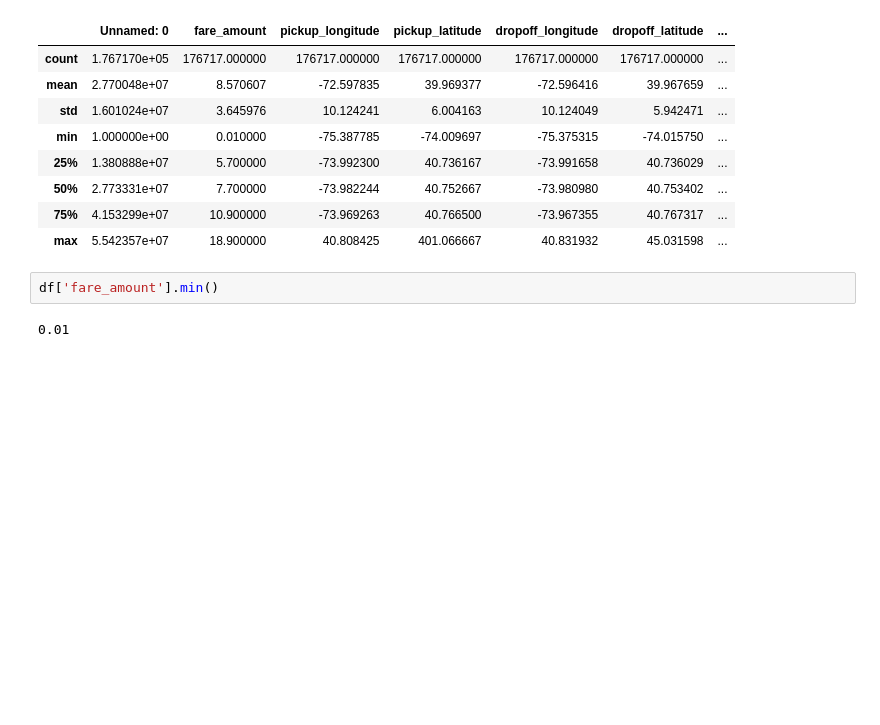
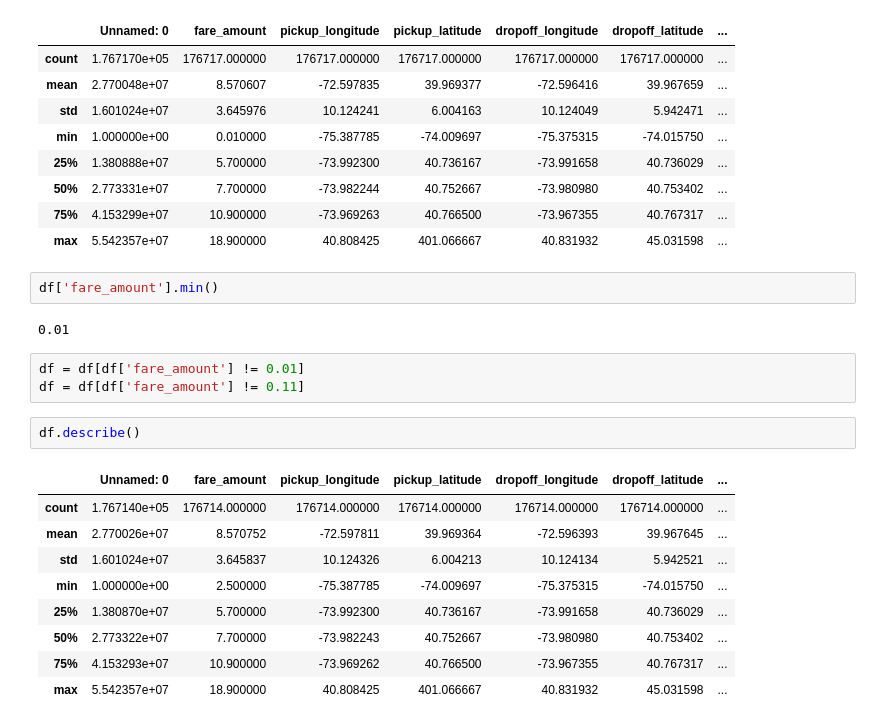
Before and after one commit to JoaoCardoso027/Df-Uber, a Jupyter notebook: Projeto1.ipynb, the cells around one changed output. Drawn from its saved outputs; the diff is of its cells as text; blank space fills up the shorter version.

```diff
--- a/Projeto1.ipynb
+++ b/Projeto1.ipynb
@@ -193,3 +191,18 @@ df.describe()
 df['fare_amount'].min()
 # %% [output]
 0.01
+# %%
+df = df[df['fare_amount'] != 0.01]
+df = df[df['fare_amount'] != 0.11]
+# %%
+df.describe()
+# %% [output]
+|  | Unnamed: 0 | fare_amount | pickup_longitude | pickup_latitude | dropoff_longitude | dropoff_latitude | ... |
+| count | 1.767140e+05 | 176714.000000 | 176714.000000 | 176714.000000 | 176714.000000 | 176714.000000 | ... |
+| mean | 2.770026e+07 | 8.570752 | -72.597811 | 39.969364 | -72.596393 | 39.967645 | ... |
+| std | 1.601024e+07 | 3.645837 | 10.124326 | 6.004213 | 10.124134 | 5.942521 | ... |
+| min | 1.000000e+00 | 2.500000 | -75.387785 | -74.009697 | -75.375315 | -74.015750 | ... |
+| 25% | 1.380870e+07 | 5.700000 | -73.992300 | 40.736167 | -73.991658 | 40.736029 | ... |
+| 50% | 2.773322e+07 | 7.700000 | -73.982243 | 40.752667 | -73.980980 | 40.753402 | ... |
+| 75% | 4.153293e+07 | 10.900000 | -73.969262 | 40.766500 | -73.967355 | 40.767317 | ... |
+| max | 5.542357e+07 | 18.900000 | 40.808425 | 401.066667 | 40.831932 | 45.031598 | ... |
```
Also changed, not shown: parts of 4 cells of this notebook.
